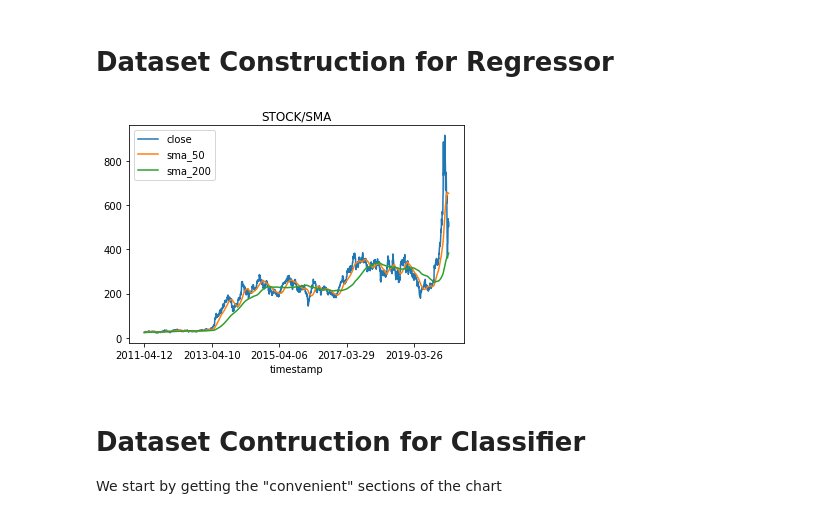
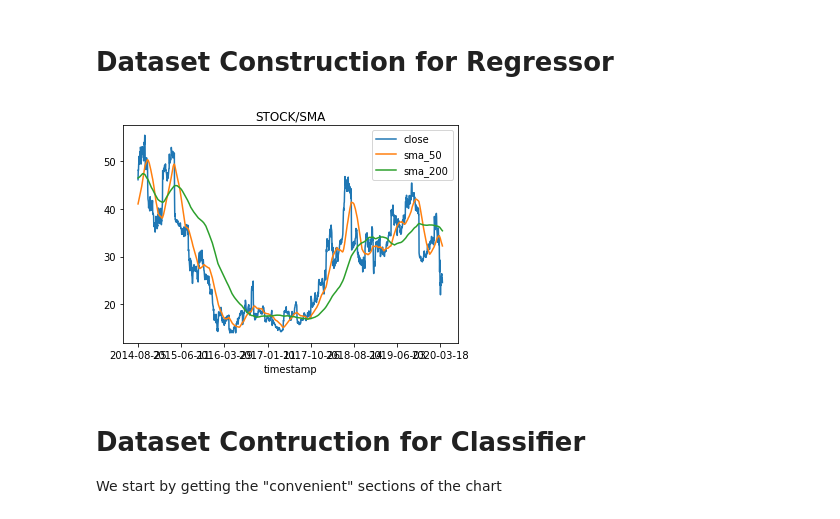
Before and after one commit to Gprisco/Stock-Prediction-Dataset, a Jupyter notebook: Finance.ipynb, the cells around one changed output. Drawn from its saved outputs; the diff is of its cells as text; code cells hidden in the pictures.

```diff
--- a/Finance.ipynb
+++ b/Finance.ipynb
@@ -12,7 +12,7 @@ from sklearn.model_selection import train_test_split
 # Dataset Construction for Regressor
 # %%
 function = "TIME_SERIES_DAILY"
-symbol = "TSLA"
+symbol = "TWTR"
 api_key = "<API-KEY-HERE>"
 datatype = "csv"
 size = "full"
@@ -22,34 +22,34 @@ url = "https://www.alphavantage.co/query?function=" + function + "&symbol=" + sy
 csv_name = "Exports/" + symbol + ".csv"
 
 try:
     df = pd.read_csv(csv_name, index_col = 0)
 except FileNotFoundError:
     r = req.get(url)
     buffer = StringIO(r.text)
     df = pd.read_csv(buffer, sep=",", index_col = 0)
 
     #Reverse the dataframe, since it starts from today and goes through the past years
     df = df.iloc[::-1]
 
     #Add the prevision column (this will be our target for the regression)
     df['prevision'] = df['close'].shift(-1)
 
     #Calculate the simple moving averages
     df['sma_50'] = df['close'].rolling(50).mean()
     df['sma_200'] = df['close'].rolling(200).mean()
 
     #Drop the rows with NaN values (basic dataset cleaning)
     df = df.dropna()
 
     df.to_csv(csv_name)
 finally:
     pd.DataFrame({
         'close': df.close,
         'sma_50': df.sma_50,
         'sma_200': df.sma_200
     }).plot(title="STOCK/SMA")
 # %% [output]
-[figure, old version]
+[figure, new version]
 # %% [markdown]
 # Dataset Contruction for Classifier
 We start by getting the "convenient" sections of the chart
```
Also changed, not shown: parts of 2 cells of this notebook.
